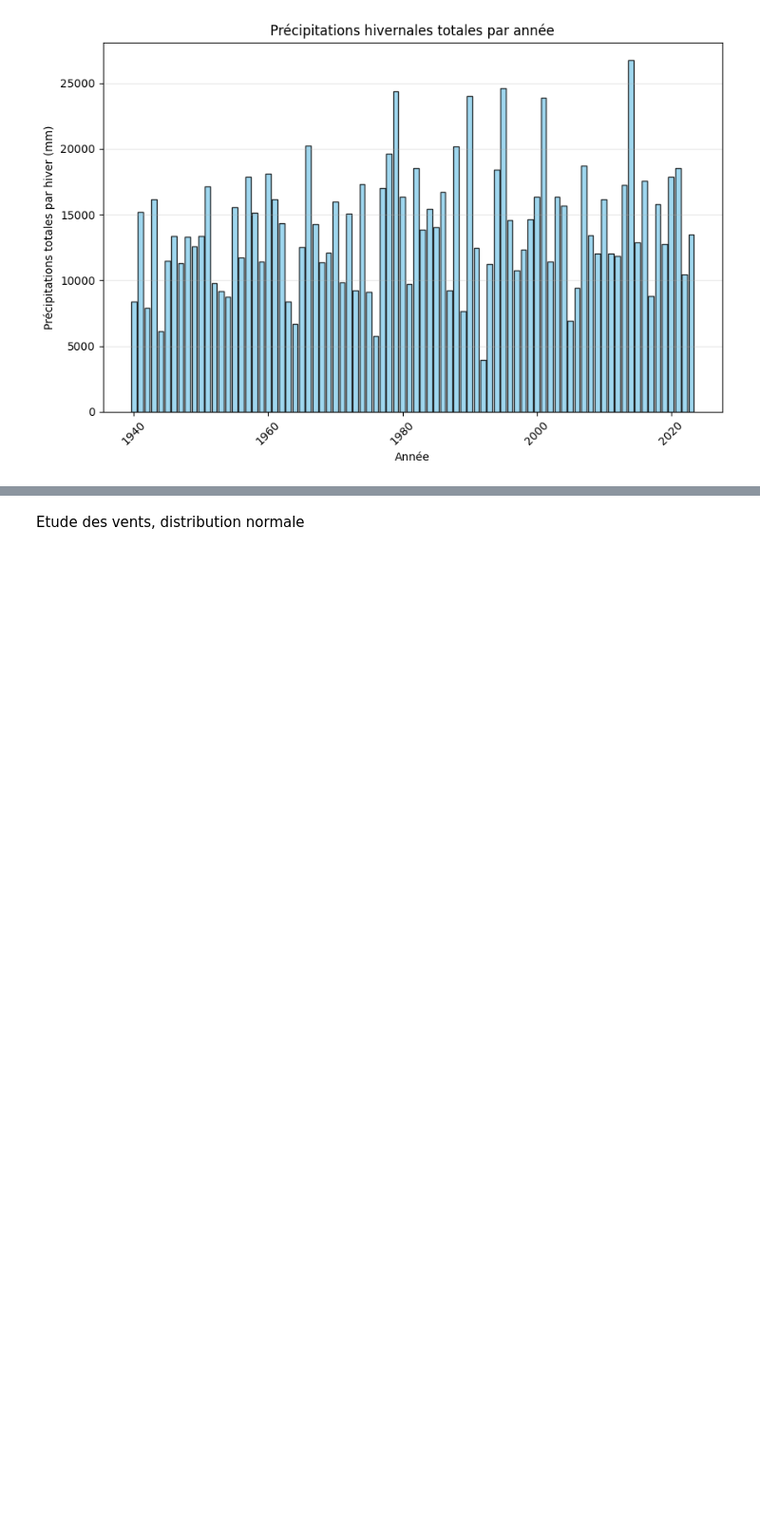
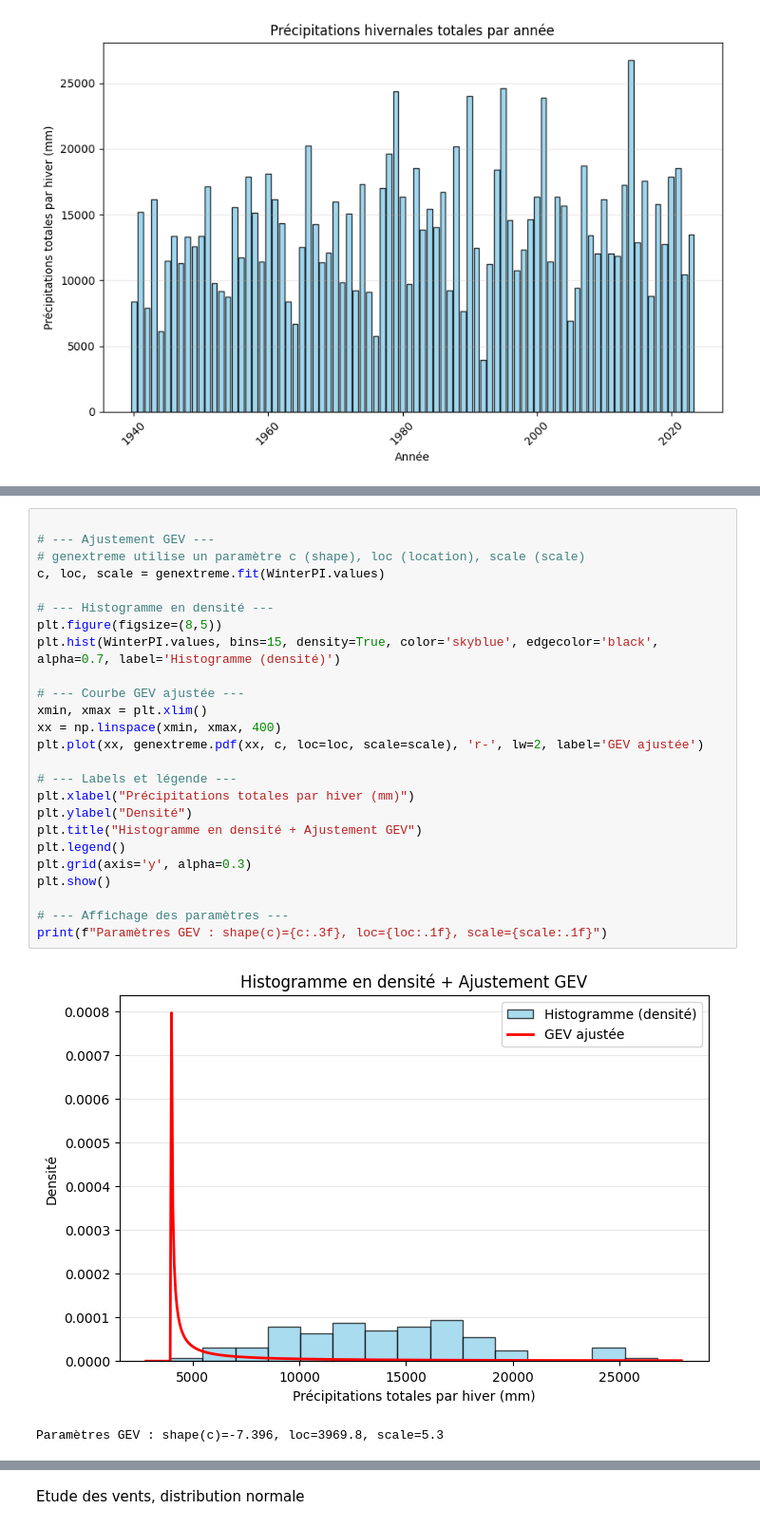
Before and after one commit to Faza20-lab/Projet_stats, a Jupyter notebook: Projet_stats.ipynb, the cells around one changed output, grey strips where cells are left out. Shown: that part at 95% size. Cells and saved outputs as stored; diff of their text form; blank space fills up the shorter version.

```diff
--- a/Projet_stats.ipynb
+++ b/Projet_stats.ipynb
@@ -346,0 +392,28 @@ plt.show()
+# %%
+
+# --- Ajustement GEV ---
+# genextreme utilise un paramètre c (shape), loc (location), scale (scale)
+c, loc, scale = genextreme.fit(WinterPI.values)
+
+# --- Histogramme en densité ---
+plt.figure(figsize=(8,5))
+plt.hist(WinterPI.values, bins=15, density=True, color='skyblue', edgecolor='black', alpha=0.7, label='Histogramme (densité)')
+
+# --- Courbe GEV ajustée ---
+xmin, xmax = plt.xlim()
+xx = np.linspace(xmin, xmax, 400)
+plt.plot(xx, genextreme.pdf(xx, c, loc=loc, scale=scale), 'r-', lw=2, label='GEV ajustée')
+
+# --- Labels et légende ---
+plt.xlabel("Précipitations totales par hiver (mm)")
+plt.ylabel("Densité")
+plt.title("Histogramme en densité + Ajustement GEV")
+plt.legend()
+plt.grid(axis='y', alpha=0.3)
+plt.show()
+
+# --- Affichage des paramètres ---
+print(f"Paramètres GEV : shape(c)={c:.3f}, loc={loc:.1f}, scale={scale:.1f}")
+# %% [output]
+[figure, added]
+Paramètres GEV : shape(c)=-7.396, loc=3969.8, scale=5.3
```
Also changed, not shown: parts of 9 cells of this notebook.
